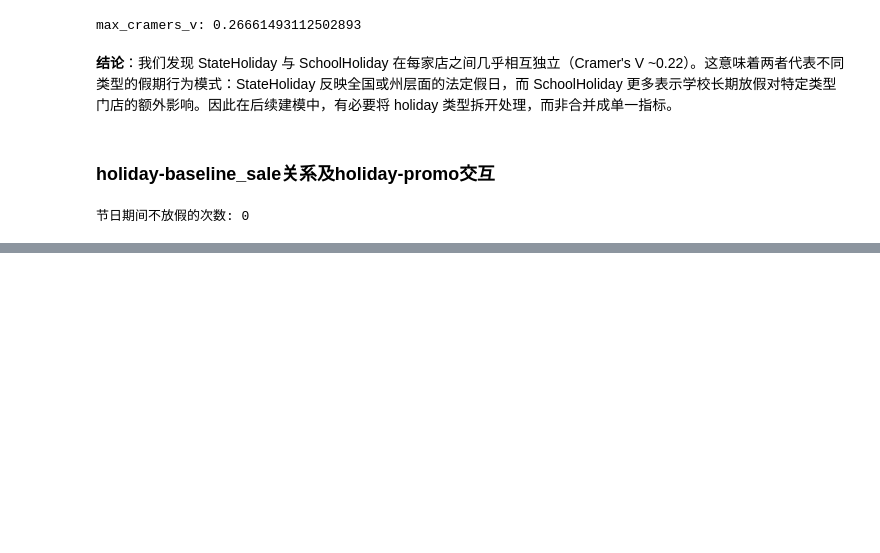
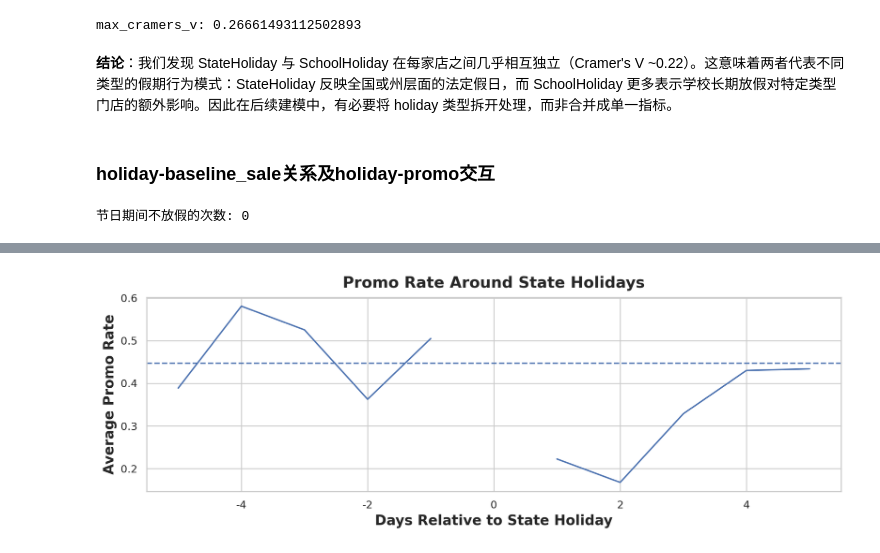
Before and after one commit to yjcyjjc/Rossmann-store-sale, a Jupyter notebook: EDA2.ipynb, the cells around one changed output, grey strips where cells are left out. Drawn from its saved outputs; the diff is of its cells as text; code cells hidden in the pictures; blank space fills up the shorter version.

```diff
--- a/EDA2.ipynb
+++ b/EDA2.ipynb
@@ -253,0 +295,31 @@ split2['promo_rate_baseline']=split2.groupby('Store')['Promo'].mean()
+# %%
+holiday_win['lag_day']=holiday_win['rel_day']*(-1)
+split2=split2.merge(
+    holiday_win[['Store','lag_date','lag_day']],left_on=['Store','Date'],right_on=['Store','lag_date'],how='left'
+)
+split2=split2.merge(
+    holiday_win[['Store','lead_date','rel_day']],left_on=['Store','Date'],right_on=['Store','lead_date'],how='left'
+)
+split2.head(15)
+# %%
+# 合并回来拿到真实数据行（只保留 open & 非stateholiday 的天）
+ = (
+    holiday_win.merge(
+        split2[['Store','Date','Promo','promo_rate_baseline']],
+        left_on=['Store','target_date'],
+        right_on=['Store','Date'],
+        how='left'holiday_win
+    )
+)
+
+# promo 相对 baseline 差
+holiday_win['promo_uplift'] = holiday_win['Promo'] - holiday_win['promo_rate_baseline']
+
+holiday_win.groupby("rel_day")['Promo'].mean().plot()
+plt.axhline(split2['Promo'].mean(), linestyle='--')
+plt.title('Promo Rate Around State Holidays')
+plt.xlabel('Days Relative to State Holiday')
+plt.ylabel('Average Promo Rate')
+plt.show()
+# %% [output]
+[figure, added]
```
Also changed, not shown: parts of 2 cells of this notebook.
